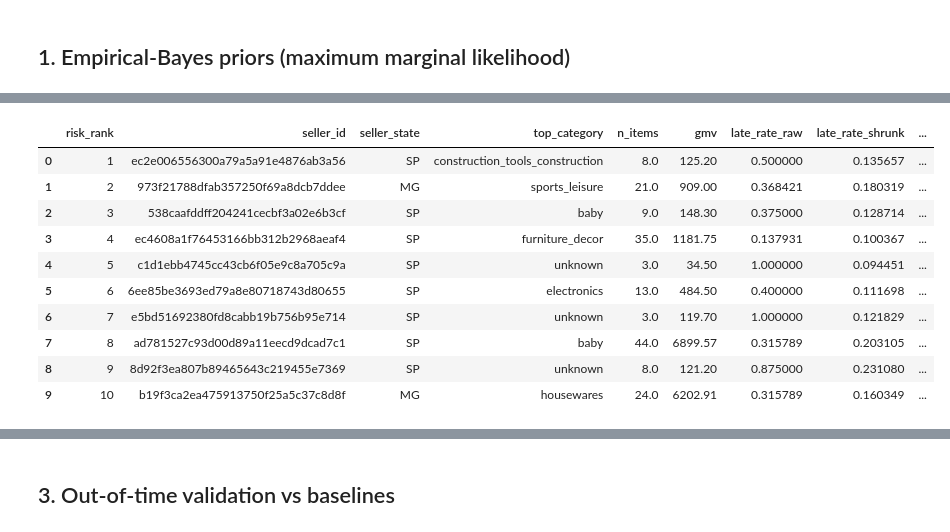
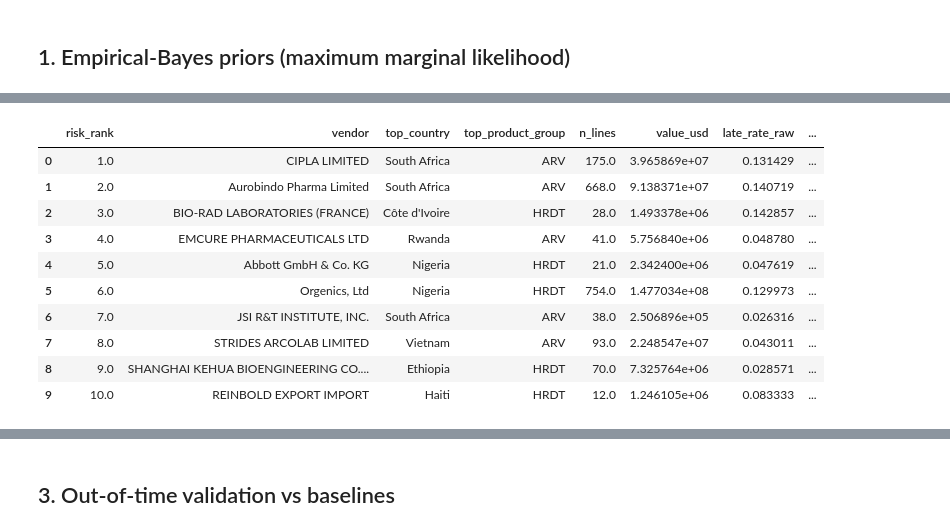
Before and after one commit to Abhi237/supplier-risk-scoring, a Jupyter notebook: notebooks/02_model_walkthrough.ipynb, the cells around one changed output, grey strips where cells are left out. Saved outputs shown, nothing was run; the diff lists cells and outputs as text; code cells hidden in the pictures.

```diff
--- a/notebooks/02_model_walkthrough.ipynb
+++ b/notebooks/02_model_walkthrough.ipynb
@@ -48,17 +50,17 @@ pd.read_csv('artifacts/risk_tier_summary.csv')
 # %%
-pd.read_csv('artifacts/top25_risk_sellers.csv').head(10)
+pd.read_csv('artifacts/top_risk_vendors.csv').head(10)
 # %% [output]
-|  | risk_rank | seller_id | seller_state | top_category | n_items | gmv | late_rate_raw | late_rate_shrunk | ... |
-| 0 | 1 | ec2e006556300a79a5a91e4876ab3a56 | SP | construction_tools_construction | 8.0 | 125.20 | 0.500000 | 0.135657 | ... |
-| 1 | 2 | 973f21788dfab357250f69a8dcb7ddee | MG | sports_leisure | 21.0 | 909.00 | 0.368421 | 0.180319 | ... |
-| 2 | 3 | 538caafddff204241cecbf3a02e6b3cf | SP | baby | 9.0 | 148.30 | 0.375000 | 0.128714 | ... |
-| 3 | 4 | ec4608a1f76453166bb312b2968aeaf4 | SP | furniture_decor | 35.0 | 1181.75 | 0.137931 | 0.100367 | ... |
-| 4 | 5 | c1d1ebb4745cc43cb6f05e9c8a705c9a | SP | unknown | 3.0 | 34.50 | 1.000000 | 0.094451 | ... |
-| 5 | 6 | 6ee85be3693ed79a8e80718743d80655 | SP | electronics | 13.0 | 484.50 | 0.400000 | 0.111698 | ... |
-| 6 | 7 | e5bd51692380fd8cabb19b756b95e714 | SP | unknown | 3.0 | 119.70 | 1.000000 | 0.121829 | ... |
-| 7 | 8 | ad781527c93d00d89a11eecd9dcad7c1 | SP | baby | 44.0 | 6899.57 | 0.315789 | 0.203105 | ... |
-| 8 | 9 | 8d92f3ea807b89465643c219455e7369 | SP | unknown | 8.0 | 121.20 | 0.875000 | 0.231080 | ... |
-| 9 | 10 | b19f3ca2ea475913750f25a5c37c8d8f | MG | housewares | 24.0 | 6202.91 | 0.315789 | 0.160349 | ... |
+|  | risk_rank | vendor | top_country | top_product_group | n_lines | value_usd | late_rate_raw | ... |
+| 0 | 1.0 | CIPLA LIMITED | South Africa | ARV | 175.0 | 3.965869e+07 | 0.131429 | ... |
+| 1 | 2.0 | Aurobindo Pharma Limited | South Africa | ARV | 668.0 | 9.138371e+07 | 0.140719 | ... |
+| 2 | 3.0 | BIO-RAD LABORATORIES (FRANCE) | Côte d'Ivoire | HRDT | 28.0 | 1.493378e+06 | 0.142857 | ... |
+| 3 | 4.0 | EMCURE PHARMACEUTICALS LTD | Rwanda | ARV | 41.0 | 5.756840e+06 | 0.048780 | ... |
+| 4 | 5.0 | Abbott GmbH & Co. KG | Nigeria | HRDT | 21.0 | 2.342400e+06 | 0.047619 | ... |
+| 5 | 6.0 | Orgenics, Ltd | Nigeria | HRDT | 754.0 | 1.477034e+08 | 0.129973 | ... |
+| 6 | 7.0 | JSI R&T INSTITUTE, INC. | South Africa | ARV | 38.0 | 2.506896e+05 | 0.026316 | ... |
+| 7 | 8.0 | STRIDES ARCOLAB LIMITED | Vietnam | ARV | 93.0 | 2.248547e+07 | 0.043011 | ... |
+| 8 | 9.0 | SHANGHAI KEHUA BIOENGINEERING CO.... | Ethiopia | HRDT | 70.0 | 7.325764e+06 | 0.028571 | ... |
+| 9 | 10.0 | REINBOLD EXPORT IMPORT | Haiti | HRDT | 12.0 | 1.246105e+06 | 0.083333 | ... |
 # %%
 pd.read_csv('artifacts/weight_sensitivity_ranking.csv')
 # %% [output]
```
Also changed, not shown: parts of 29 cells of this notebook, 10 other files.
